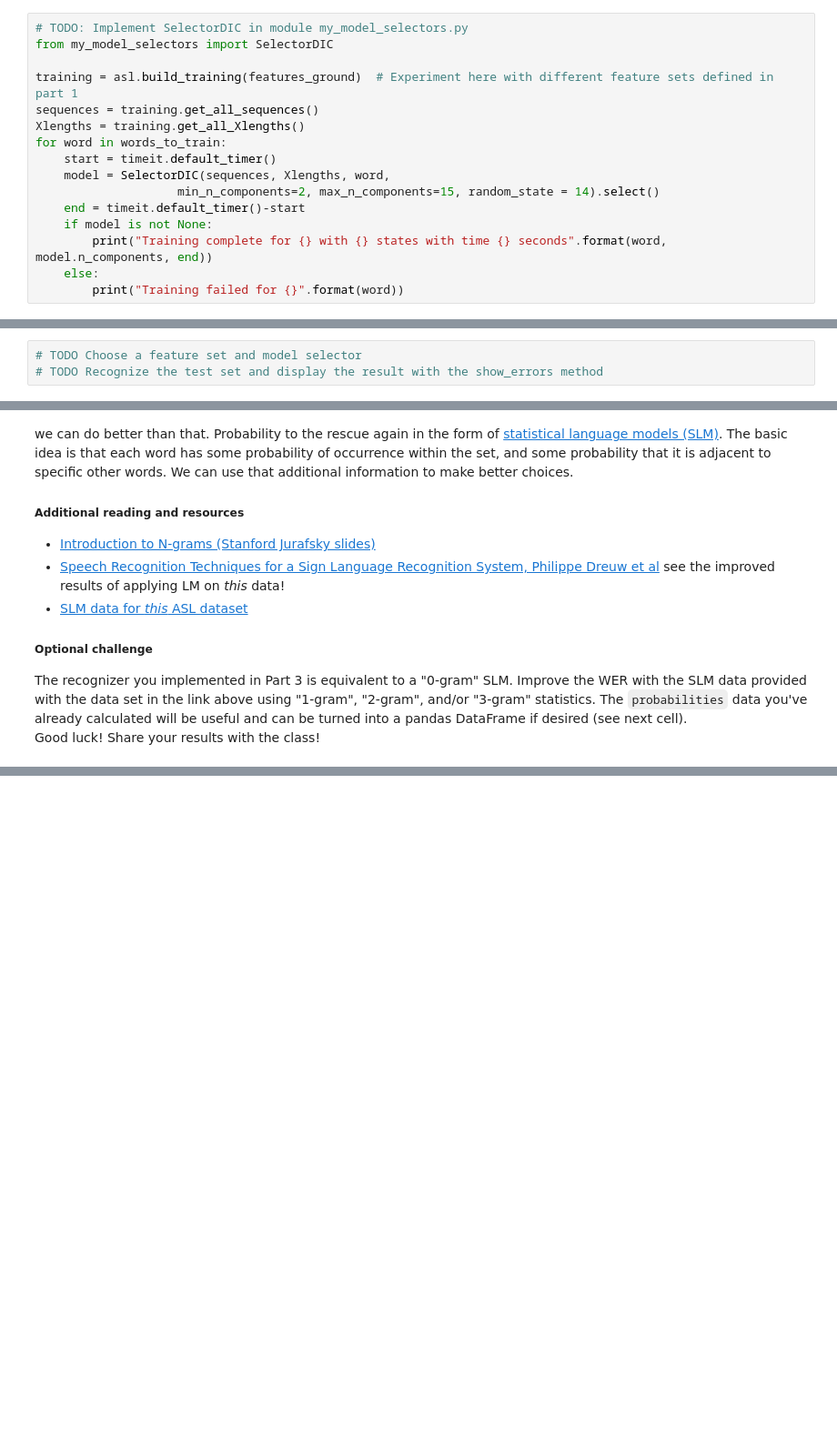
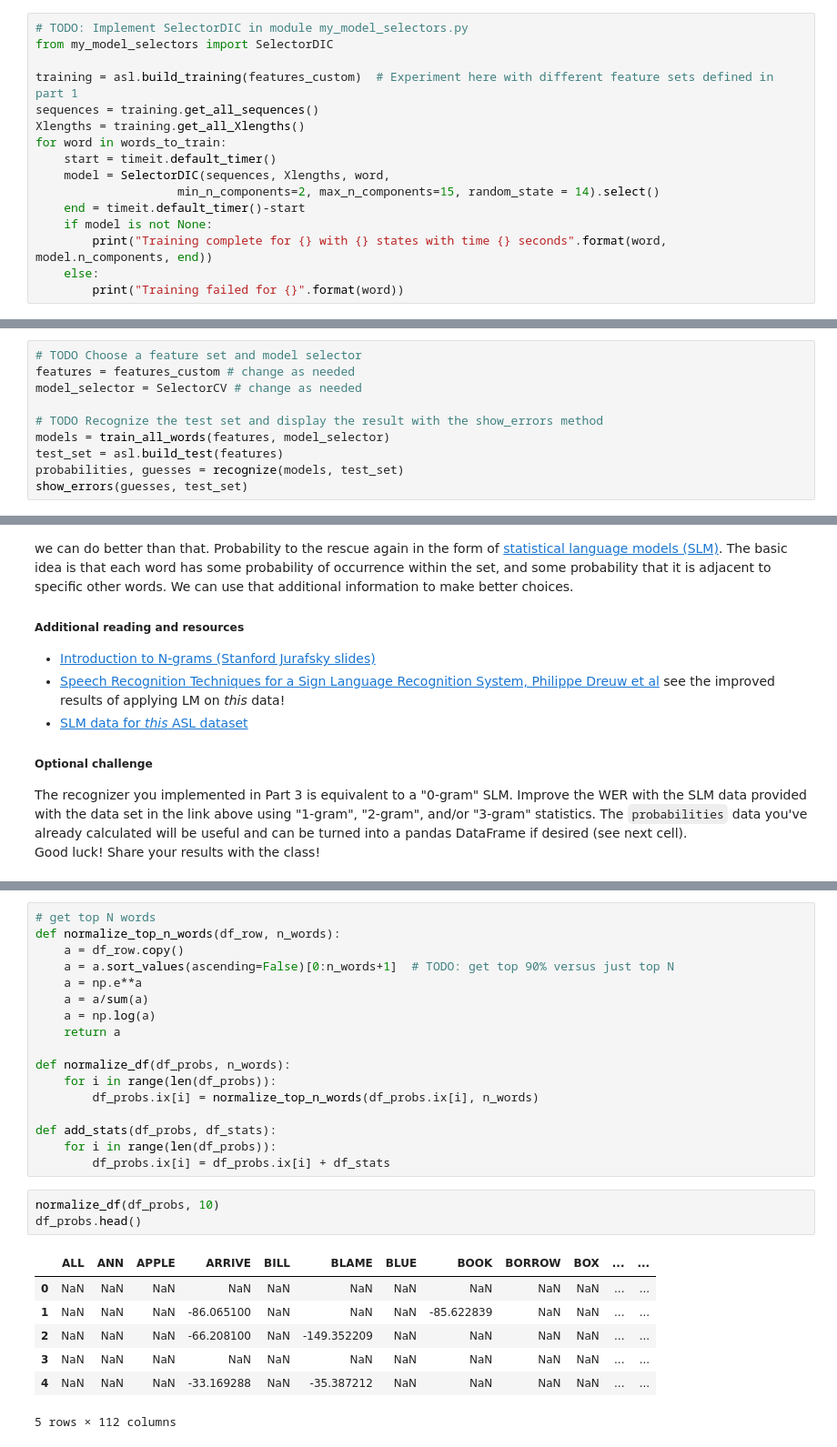
Before and after one commit to kjkhan/AIND-Recognizer, a Jupyter notebook: asl_recognizer.ipynb, the cells around one changed output, grey strips where cells are left out. Shown at 91% size. Cells and saved outputs as stored; diff of their text form; blank space fills up the shorter version.

Commit message:
answer questions, start Part 4

```diff
--- a/asl_recognizer.ipynb
+++ b/asl_recognizer.ipynb
@@ -522,7 +518,7 @@ Training complete for FUTURE with 6 states with time 4.456118992000484 seconds
 # TODO: Implement SelectorDIC in module my_model_selectors.py
 from my_model_selectors import SelectorDIC
 
-training = asl.build_training(features_ground)  # Experiment here with different feature sets defined in part 1
+training = asl.build_training(features_custom)  # Experiment here with different feature sets defined in part 1
 sequences = training.get_all_sequences()
 Xlengths = training.get_all_Xlengths()
 for word in words_to_train:
@@ -621,3 +703,10 @@ show_errors(guesses, test_set)
 # %%
 # TODO Choose a feature set and model selector
+features = features_custom # change as needed
+model_selector = SelectorCV # change as needed
+
 # TODO Recognize the test set and display the result with the show_errors method
+models = train_all_words(features, model_selector)
+test_set = asl.build_test(features)
+probabilities, guesses = recognize(models, test_set)
+show_errors(guesses, test_set)
@@ -652,0 +797,28 @@ df_probs.head()
+# %%
+# get top N words
+def normalize_top_n_words(df_row, n_words):
+    a = df_row.copy()
+    a = a.sort_values(ascending=False)[0:n_words+1]  # TODO: get top 90% versus just top N
+    a = np.e**a
+    a = a/sum(a)
+    a = np.log(a)
+    return a
+
+def normalize_df(df_probs, n_words):
+    for i in range(len(df_probs)):
+        df_probs.ix[i] = normalize_top_n_words(df_probs.ix[i], n_words)
+
+def add_stats(df_probs, df_stats):
+    for i in range(len(df_probs)):
+        df_probs.ix[i] = df_probs.ix[i] + df_stats
+# %%
+normalize_df(df_probs, 10)
+df_probs.head()
+# %% [output]
+|  | ALL | ANN | APPLE | ARRIVE | BILL | BLAME | BLUE | BOOK | BORROW | BOX | ... | ... |
+| 0 | NaN | NaN | NaN | NaN | NaN | NaN | NaN | NaN | NaN | NaN | ... | ... |
+| 1 | NaN | NaN | NaN | -86.065100 | NaN | NaN | NaN | -85.622839 | NaN | NaN | ... | ... |
+| 2 | NaN | NaN | NaN | -66.208100 | NaN | -149.352209 | NaN | NaN | NaN | NaN | ... | ... |
+| 3 | NaN | NaN | NaN | NaN | NaN | NaN | NaN | NaN | NaN | NaN | ... | ... |
+| 4 | NaN | NaN | NaN | -33.169288 | NaN | -35.387212 | NaN | NaN | NaN | NaN | ... | ... |
+5 rows × 112 columns
```
Also changed, not shown: parts of 24 cells of this notebook.
